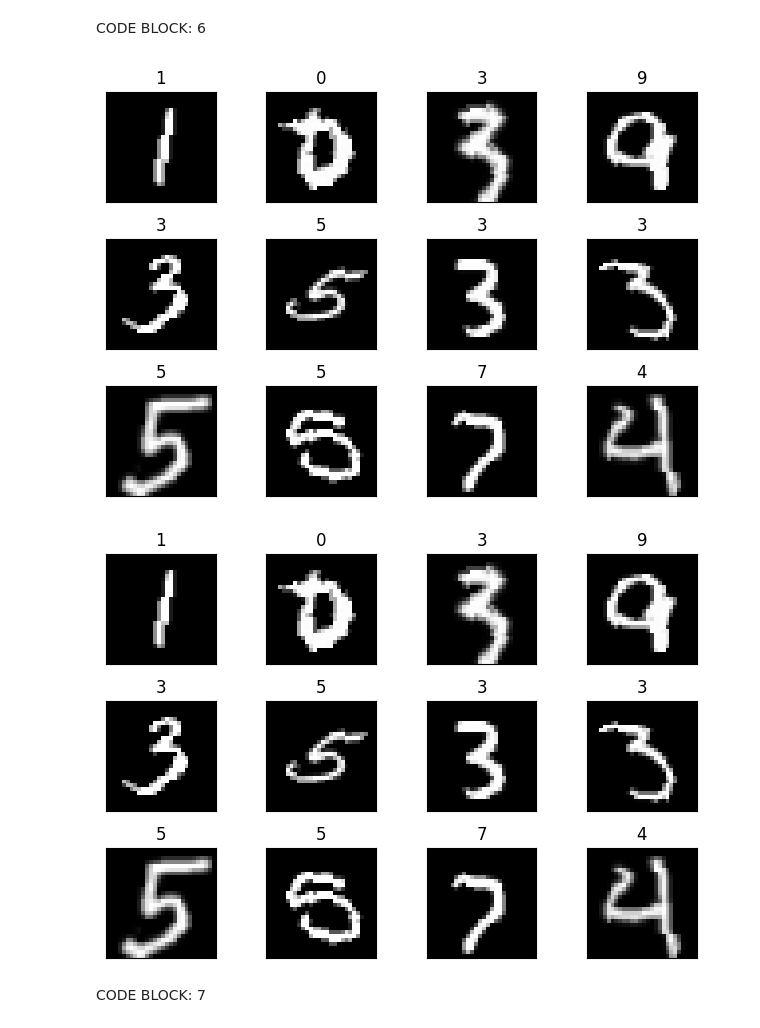
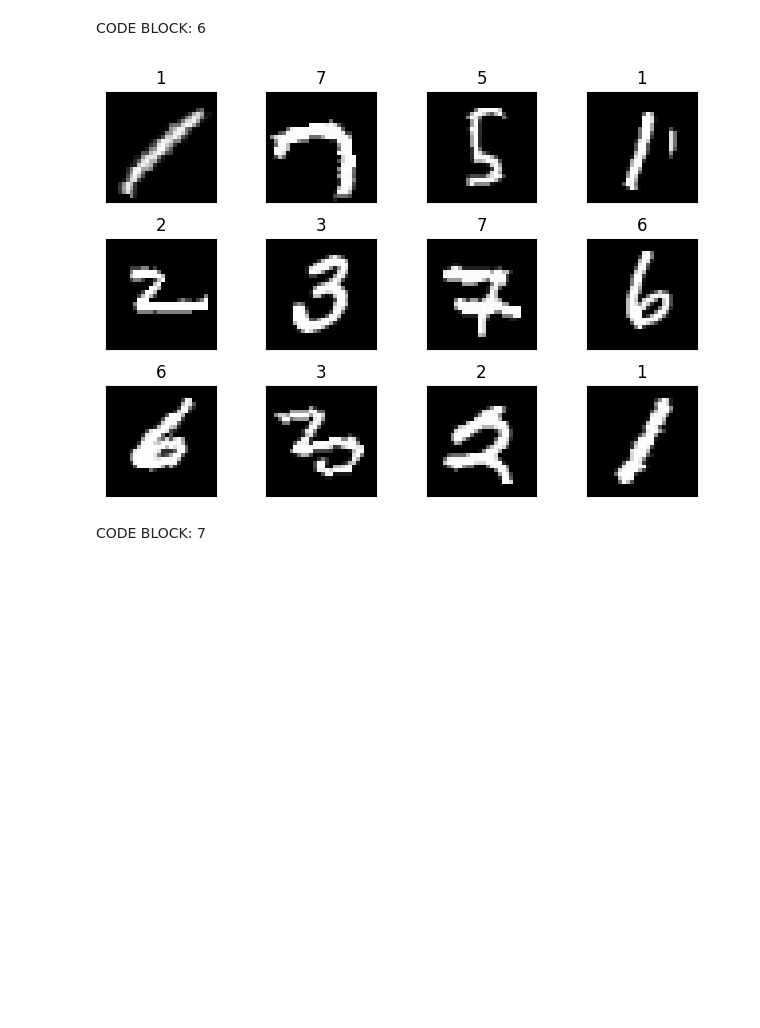
Before and after one commit to Shivdutta/ERA2-Session5, a Jupyter notebook: S5.ipynb, the cells around one changed output. Saved outputs shown, nothing was run; the diff lists cells and outputs as text; code cells hidden in the pictures; blank space fills up the shorter version.

```diff
--- a/S5.ipynb
+++ b/S5.ipynb
@@ -46,4 +45,22 @@ from drive.MyDrive.ColabNotebooks.Session5 import utils
+# %%
+# Train data transformations
+train_transforms = transforms.Compose([
+    transforms.RandomApply([transforms.CenterCrop(22), ], p=0.1),
+    transforms.Resize((28, 28)),
+    transforms.RandomRotation((-15., 15.), fill=0),
+    transforms.ToTensor(),
+    transforms.Normalize((0.1307,), (0.3081,)),
+    ])
+
+# Test data transformations
+test_transforms = transforms.Compose([
+    transforms.ToTensor(),
+    transforms.Normalize((0.1325,), (0.3104,))
+    ])
 # %% [markdown]
 CODE BLOCK: 4
+# %%
+train_data = datasets.MNIST('../data', train=True, download=True, transform=train_transforms)
+test_data = datasets.MNIST('../data', train=False, download=True, transform=test_transforms)
 # %% [markdown]
 CODE BLOCK: 5
@@ -71,13 +67,27 @@ dir(utils)
+# %%
+batch_size = 512
+
+kwargs = {'batch_size': batch_size, 'shuffle': True, 'num_workers': 2, 'pin_memory': True}
+
+test_loader = torch.utils.data.DataLoader(test_data, **kwargs)
+train_loader = torch.utils.data.DataLoader(train_data, **kwargs)
 # %% [markdown]
 CODE BLOCK: 6
-# %%
-#Loads the training and test data for processing
-train_loader, test_loader = GetDataLoader(batch_size=512)
-# %%
-#View Sample Image
-GetSampleImages(train_loader)
-# %% [output]
-[figure, removed]
-[figure, removed]
+# %%
+import matplotlib.pyplot as plt
+
+batch_data, batch_label = next(iter(train_loader))
+
+fig = plt.figure()
+
+for i in range(12):
+  plt.subplot(3,4,i+1)
+  plt.tight_layout()
+  plt.imshow(batch_data[i].squeeze(0), cmap='gray')
+  plt.title(batch_label[i].item())
+  plt.xticks([])
+  plt.yticks([])
+# %% [output]
+[figure, added]
 # %% [markdown]
 CODE BLOCK: 7
```
Also changed, not shown: parts of 22 cells of this notebook, 4 other files.
